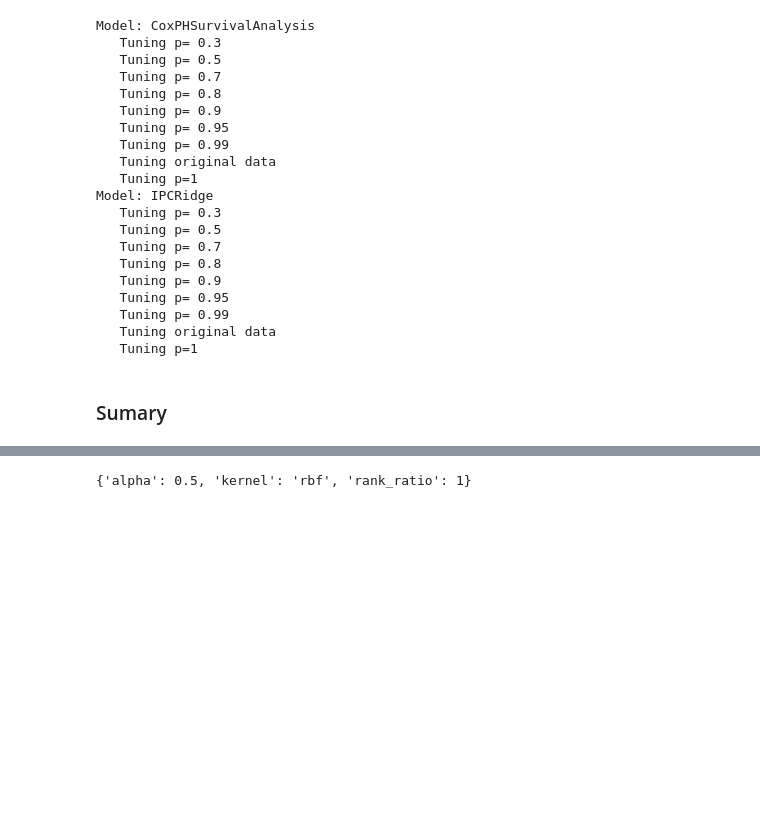
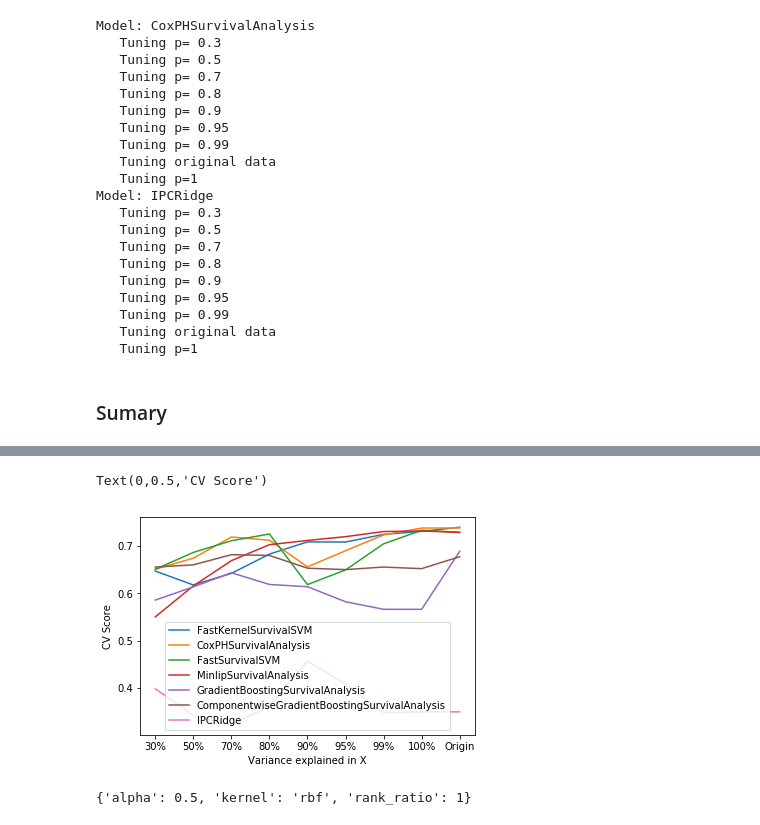
Before and after one commit to yanglyuxun/multivariate_gene_analysis, a Jupyter notebook: 4_Survival_Machine_Learning.ipynb, the cells around one changed output, grey strips where cells are left out. Drawn from its saved outputs; the diff is of its cells as text; code cells hidden in the pictures; blank space fills up the shorter version.

```diff
--- a/4_Survival_Machine_Learning.ipynb
+++ b/4_Survival_Machine_Learning.ipynb
@@ -272,3 +293,13 @@ df.loc[df.max(axis=1).sort_values(ascending=False).index,:]
+# %%
+# plot
+dfsort.T.plot(alpha=1)
+labels = ['30%', '50%', '70%', '80%', '90%', '95%', '99%', '100%','Origin']
+plt.xticks(list(range(9)), labels)
+plt.xlabel('Variance explained in X')
+plt.ylabel('CV Score')
+# %% [output]
+Text(0,0.5,'CV Score')
+[figure, added]
 # %%
 # best parameters
 best_para = para_table(CVresult).loc['FastKernelSurvivalSVM',0]
```
Also changed, not shown: parts of 6 cells of this notebook, 8 other files.
